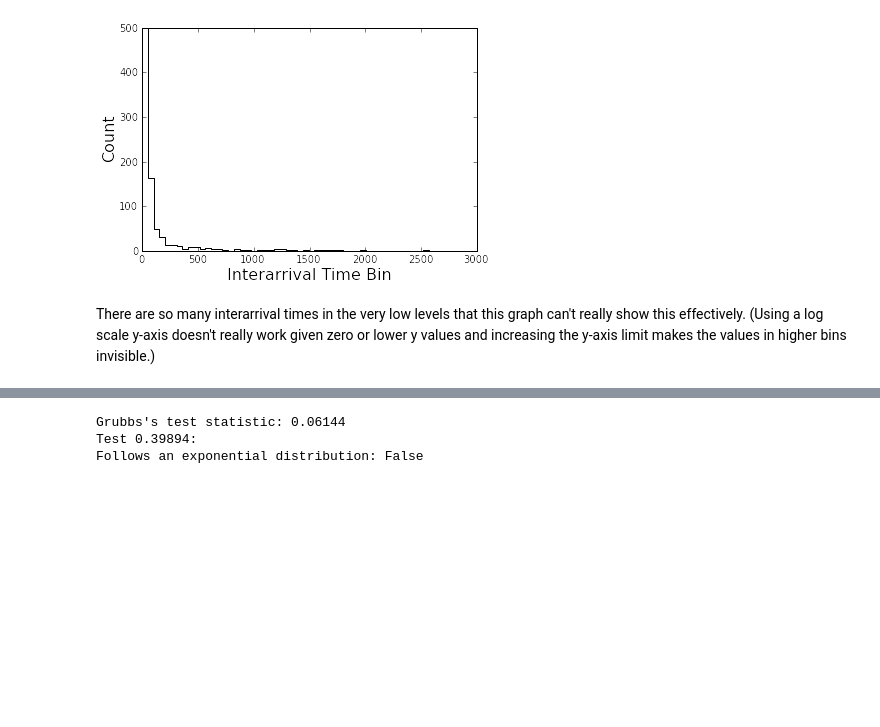
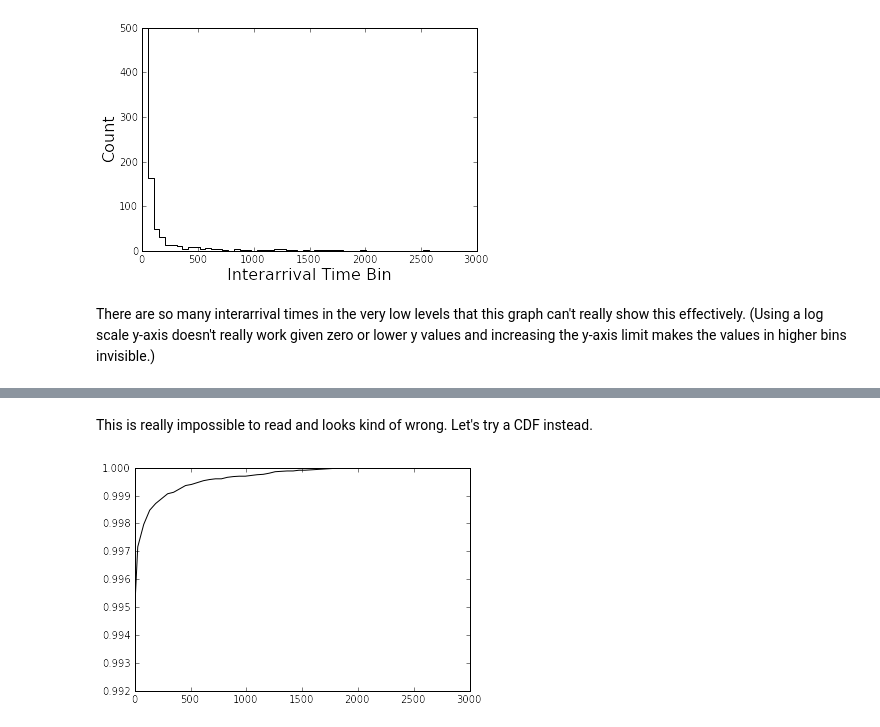
Before and after one commit to salspaugh/empirical-analysis, a Jupyter notebook: assignment1/assignment1.ipynb, the cells around one changed output, grey strips where cells are left out. Saved outputs shown, nothing was run; the diff lists cells and outputs as text; code cells hidden in the pictures; blank space fills up the shorter version.

```diff
--- a/assignment1/assignment1.ipynb
+++ b/assignment1/assignment1.ipynb
@@ -343,7 +350,13 @@ Area under the curve: 1.0
-# %%
-is_exponential_based_on_grubbs(pooled_interarrivals)
-print
-# %% [output]
-Grubbs's test statistic: 0.06144
-Test 0.39894:
-Follows an exponential distribution: False
+# %% [markdown]
+This is really impossible to read and looks kind of wrong. Let's try a CDF instead.
+# %%
+import scipy.stats
+
+def plot_cdf(seq):
+    hist, l, b, e = scipy.stats.cumfreq(seq, 50)
+    plt.plot(np.linspace(l, l+(b*50), 50), hist/len(seq), color='black')
+    plt.xlim(xmin=0)
+
+plot_cdf(pooled_interarrivals)
+# %% [output]
+[figure, added]
```
Also changed, not shown: parts of 22 cells of this notebook.
